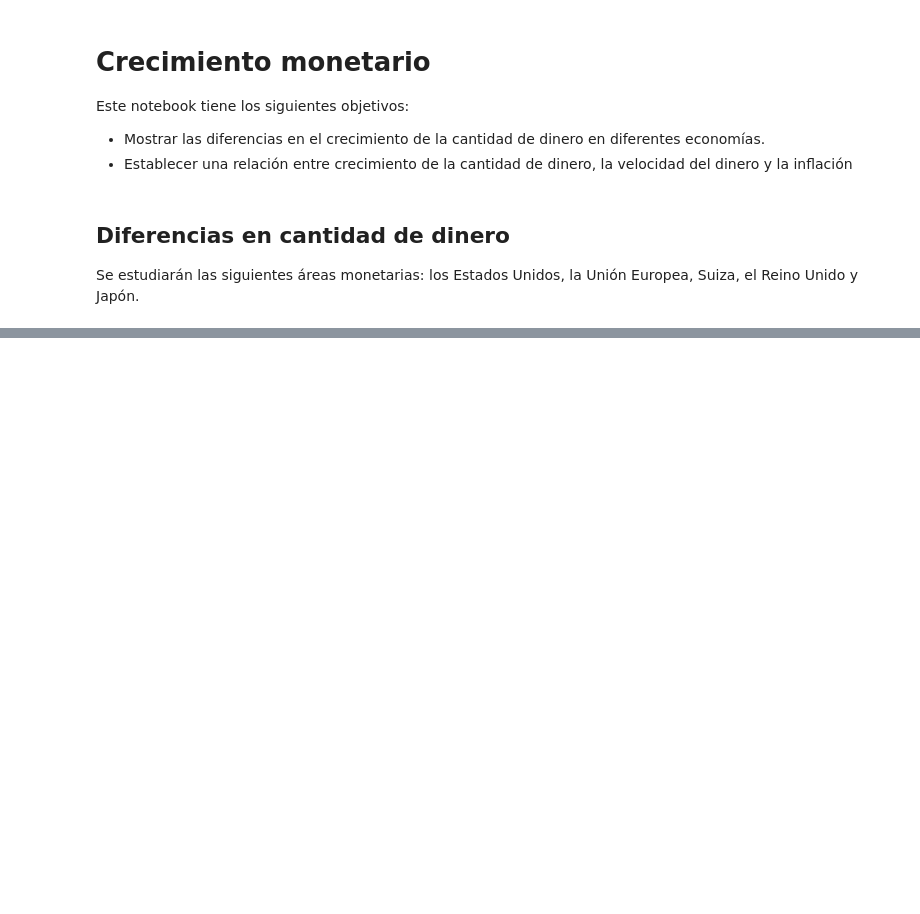
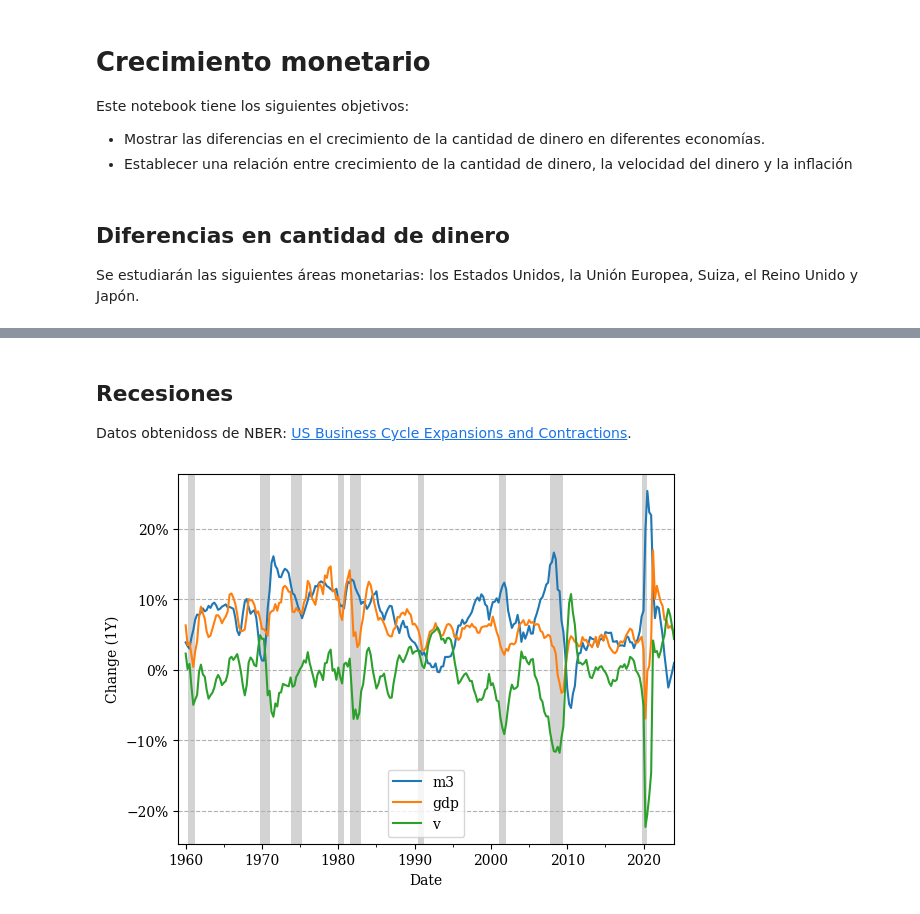
Before and after one commit to MiguelPuntoEs/money-growth, a Jupyter notebook: money-growth.ipynb, the cells around one changed output, grey strips where cells are left out. Saved outputs shown, nothing was run; the diff lists cells and outputs as text; code cells hidden in the pictures; blank space fills up the shorter version.

```diff
--- a/money-growth.ipynb
+++ b/money-growth.ipynb
@@ -43,0 +82,59 @@ ax.set_title('Monetary Aggregates Change for Different Monetary Areas');
+# %% [markdown]
+## Recesiones
+
+Datos obtenidoss de NBER: [US Business Cycle Expansions and Contractions](https://www.nber.org/research/data/us-business-cycle-expansions-and-contractions).
+# %%
+df_us['recession'] = 0
+df_us.loc['1857-04':'1858-10', 'recession'] = 1
+df_us.loc['1860-07':'1861-07', 'recession'] = 1
+df_us.loc['1865-01':'1867-01', 'recession'] = 1
+df_us.loc['1869-04':'1870-10', 'recession'] = 1
+df_us.loc['1873-07':'1879-01', 'recession'] = 1
+df_us.loc['1882-01':'1885-04', 'recession'] = 1
+df_us.loc['1887-04':'1888-01', 'recession'] = 1
+df_us.loc['1890-07':'1891-04', 'recession'] = 1
+df_us.loc['1893-01':'1894-04', 'recession'] = 1
+df_us.loc['1895-10':'1897-04', 'recession'] = 1
+df_us.loc['1899-07':'1900-10', 'recession'] = 1
+df_us.loc['1902-10':'1904-07', 'recession'] = 1
+df_us.loc['1907-04':'1908-04', 'recession'] = 1
+df_us.loc['1910-01':'1911-10', 'recession'] = 1
+df_us.loc['1913-01':'1914-10', 'recession'] = 1
+df_us.loc['1918-07':'1919-01', 'recession'] = 1
+df_us.loc['1920-01':'1921-07', 'recession'] = 1
+df_us.loc['1923-04':'1924-07', 'recession'] = 1
+df_us.loc['1926-07':'1927-10', 'recession'] = 1
+df_us.loc['1929-07':'1933-01', 'recession'] = 1
+df_us.loc['1937-04':'1938-04', 'recession'] = 1
+df_us.loc['1945-01':'1945-10', 'recession'] = 1
+df_us.loc['1948-10':'1949-10', 'recession'] = 1
+df_us.loc['1953-04':'1954-04', 'recession'] = 1
+df_us.loc['1957-07':'1958-04', 'recession'] = 1
+df_us.loc['1960-04':'1961-01', 'recession'] = 1
+df_us.loc['1969-10':'1970-10', 'recession'] = 1
+df_us.loc['1973-10':'1975-01', 'recession'] = 1
+df_us.loc['1980-01':'1980-07', 'recession'] = 1
+df_us.loc['1981-07':'1982-10', 'recession'] = 1
+df_us.loc['1990-07':'1991-01', 'recession'] = 1
+df_us.loc['2001-01':'2001-10', 'recession'] = 1
+df_us.loc['2007-10':'2009-04', 'recession'] = 1
+df_us.loc['2019-10':'2020-04', 'recession'] = 1
+
+
+starts = df_us.loc[df_us['recession'].diff() == 1].index.values
+ends = df_us.loc[df_us['recession'].diff() == -1].index.values
+
+def plot_recessions(ax):
+    for i in zip(starts, ends):
+        ax.axvspan(i[0], i[1], facecolor='lightgray')
+
+fig, ax = plt.subplots()
+
+df_us[['m3', 'gdp', 'v']].pct_change(periods=4).plot(ax=ax)
+plot_recessions(ax)
+
+ax.yaxis.set_major_formatter(mtick.PercentFormatter(1.0))
+ax.grid(which='major', axis='y', linestyle='--')  #  or both
+ax.set_ylabel('Change (1Y)');
+# %% [output]
+[figure, added]
```
Also changed, not shown: parts of 13 cells of this notebook, 2 other files.
